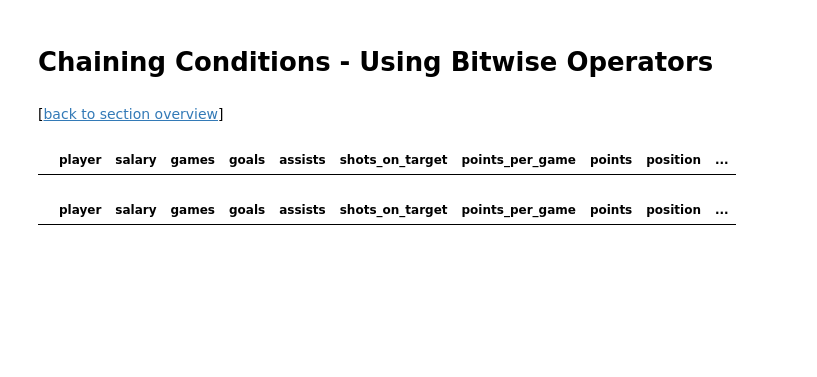
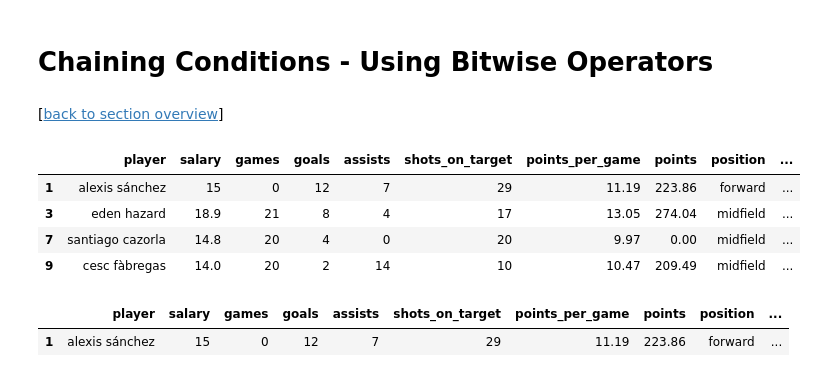
Before and after one commit to rasbt/python_reference, a Jupyter notebook: tutorials/things_in_pandas.ipynb, the cells around one changed output. Saved outputs shown, nothing was run; the diff lists cells and outputs as text; code cells hidden in the pictures; blank space fills up the shorter version.

```diff
--- a/tutorials/things_in_pandas.ipynb
+++ b/tutorials/things_in_pandas.ipynb
@@ -287,7 +287,7 @@ df.tail(3)
 # %%
 # Filling cells with data
 
-df.loc[df.index[-1], 'player'] = 'New Player'
+df.loc[df.index[-1], 'player'] = 'new player'
 df.loc[df.index[-1], 'salary'] = 12.3
 df.tail(3)
 # %% [output]
@@ -395,12 +395,17 @@ df.head(3)
 # %%
 # Selecting only those players that either playing for Arsenal or Chelsea
 
-df[ (df['team'] == 'Arsenal') | (df['team'] == 'Chelsea') ]
+df[ (df['team'] == 'arsenal') | (df['team'] == 'chelsea') ]
 # %% [output]
 |  | player | salary | games | goals | assists | shots_on_target | points_per_game | points | position | ... |
+| 1 | alexis sánchez | 15 | 0 | 12 | 7 | 29 | 11.19 | 223.86 | forward | ... |
+| 3 | eden hazard | 18.9 | 21 | 8 | 4 | 17 | 13.05 | 274.04 | midfield | ... |
+| 7 | santiago cazorla | 14.8 | 20 | 4 | 0 | 20 | 9.97 | 0.00 | midfield | ... |
+| 9 | cesc fàbregas | 14.0 | 20 | 2 | 14 | 10 | 10.47 | 209.49 | midfield | ... |
 # %%
 # Selecting forwards from Arsenal only
 
-df[ (df['team'] == 'Arsenal') & (df['position'] == 'Forward') ]
+df[ (df['team'] == 'arsenal') & (df['position'] == 'forward') ]
 # %% [output]
 |  | player | salary | games | goals | assists | shots_on_target | points_per_game | points | position | ... |
+| 1 | alexis sánchez | 15 | 0 | 12 | 7 | 29 | 11.19 | 223.86 | forward | ... |
```
Also changed, not shown: parts of 1 cell of this notebook.
